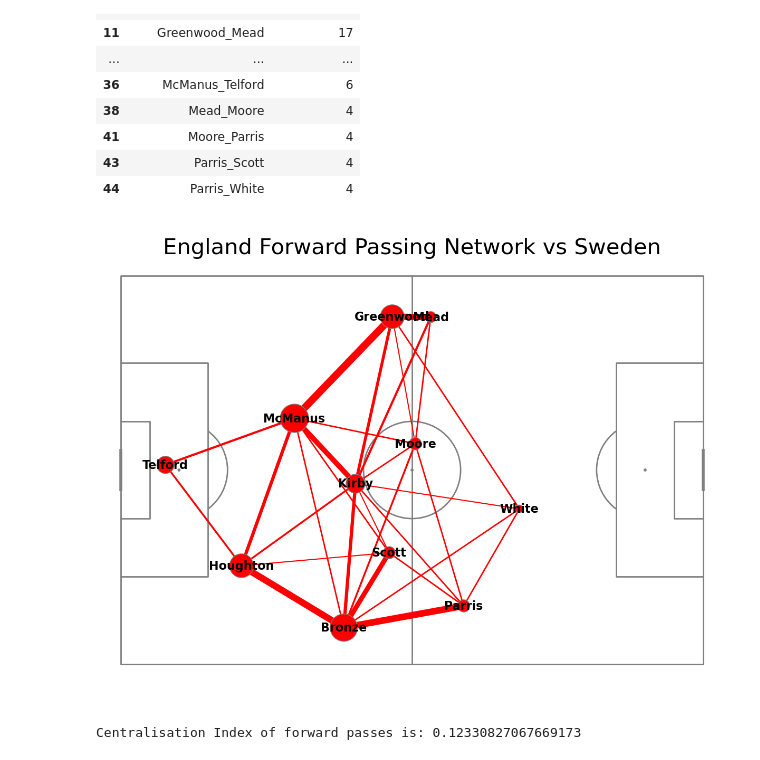
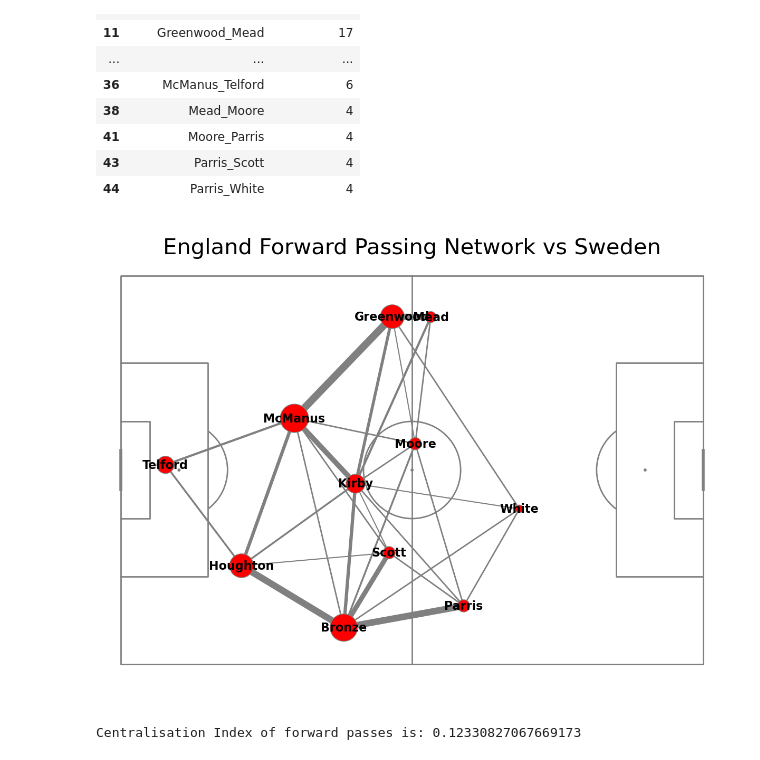
Before and after one commit to jimmybunter01/Soccermatics, a Jupyter notebook: Notebooks/1_Visualising_Football/Passing_Networks.ipynb, the cells around one changed output. Cells and saved outputs as stored; diff of their text form; code cells hidden in the pictures.

Commit message:
Updated notebook with correct centralisation formula, some notes and updated visualisations.

```diff
--- a/Notebooks/1_Visualising_Football/Passing_Networks.ipynb
+++ b/Notebooks/1_Visualising_Football/Passing_Networks.ipynb
@@ -123,7 +125,7 @@ for i, row in lines_df.iterrows():
 
     line_width = (num_passes / lines_df["pass_count"].max() * 10)
 
-    pitch.lines(player1_x, player1_y, player2_x, player2_y, alpha=1, lw=line_width, zorder=2, color="red", ax=ax["pitch"])
+    pitch.lines(player1_x, player1_y, player2_x, player2_y, alpha=1, lw=line_width, zorder=2, color="grey", ax=ax["pitch"])
 
 fig.suptitle("England Passing Network vs Sweden", fontsize=30)
 plt.show();
@@ -234,25 +239,25 @@ def plot_vertices(reutrn_values=False):
 # %%
 pitch, fig, ax = plot_vertices(True)
 
 for i, row in lines_df.iterrows():
     player1 = row["pair_key"].split("_")[0]
     player2 = row["pair_key"].split("_")[1]
 
     player1_x = forward_scatter_df.loc[forward_scatter_df["player_name"] == player1]["x"].iloc[0]
     player1_y = forward_scatter_df.loc[forward_scatter_df["player_name"] == player1]["y"].iloc[0]
 
     player2_x = forward_scatter_df.loc[forward_scatter_df["player_name"] == player2]["x"].iloc[0]
     player2_y = forward_scatter_df.loc[forward_scatter_df["player_name"] == player2]["y"].iloc[0]
     num_passes = row["pass_count"]
 
     line_width = (num_passes / forward_lines_df["pass_count"].max() * 10)
 
-    pitch.lines(player1_x, player1_y, player2_x, player2_y, alpha=1, lw=line_width, zorder=2, color="red", ax=ax["pitch"])
+    pitch.lines(player1_x, player1_y, player2_x, player2_y, alpha=1, lw=line_width, zorder=2, color="grey", ax=ax["pitch"])
 
 fig.suptitle("England Forward Passing Network vs Sweden", fontsize=30)
 plt.show();
 # %% [output]
-[figure, old version]
+[figure, new version]
 # %%
 no_fwd_passes = df_forward_pass.groupby(["player_name"])["x"].count().reset_index()
 no_fwd_passes.rename(columns={"x":"pass_count"}, inplace=True)
```
Also changed, not shown: parts of 4 cells of this notebook.
